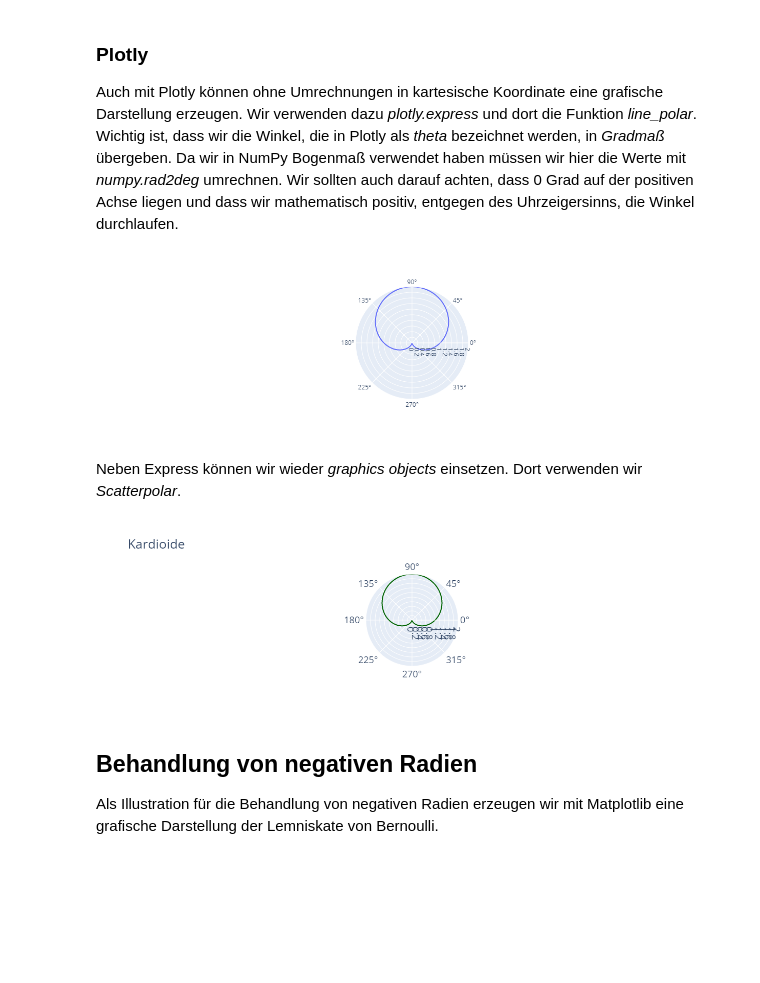
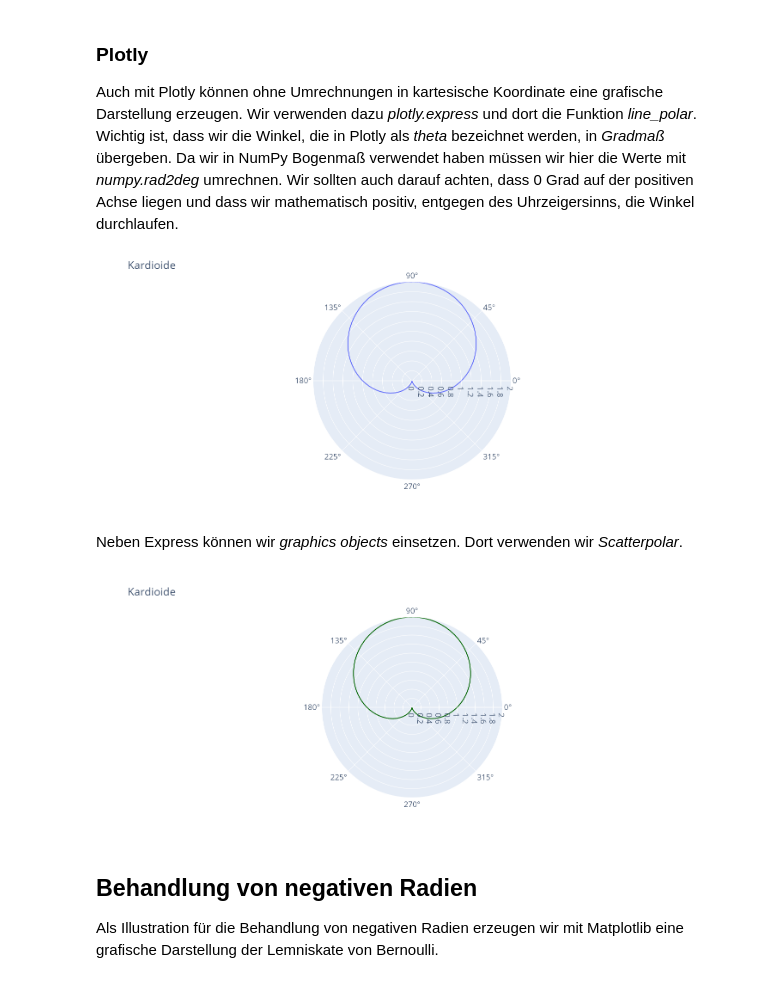
Before and after one commit to MBrill/Jupyter, a Jupyter notebook: Parameterkurven/polarCurves.ipynb, the cells around one changed output. Drawn from its saved outputs; the diff is of its cells as text; code cells hidden in the pictures; blank space fills up the shorter version.

```diff
--- a/Parameterkurven/polarCurves.ipynb
+++ b/Parameterkurven/polarCurves.ipynb
@@ -58,20 +59,28 @@ entgegen des Uhrzeigersinns, die Winkel durchlaufen.
 # %%
 import plotly.express as px
 import plotly.io as pio
 
 pio.renderers.default = 'notebook_connected+jupyterlab'
 
 fig = px.line_polar(
     r=r,
     theta=np.rad2deg(phi),
     start_angle=0, direction="counterclockwise"
 )
 
+fig.update_layout(
+    title="Kardioide",
+    font=dict(
+        size=18
+    ),
+    height=600
+)
+
 fig.show()
 # %% [output]
-[figure, old version]
+[figure, new version]
 # %% [markdown]
-Neben Express können wir wieder *graphics objects* einsetzen. Dort verwenden wir *Scatterpolar*.
+Neben Express können wir *graphics objects* einsetzen. Dort verwenden wir *Scatterpolar*.
 # %%
 import plotly.graph_objects as go
 
@@ -89,12 +98,13 @@ fig.update_layout(
     title="Kardioide",
     font=dict(
         size=18
-    )
+    ),
+    height=600
 )
 
 fig.show()
 # %% [output]
-[figure, old version]
+[figure, new version]
 # %% [markdown]
 ## Behandlung von  negativen Radien
 Als Illustration für die Behandlung von negativen Radien erzeugen wir mit Matplotlib eine grafische Darstellung der Lemniskate von Bernoulli.
```
Also changed, not shown: parts of 3 cells of this notebook, 1 other file.
